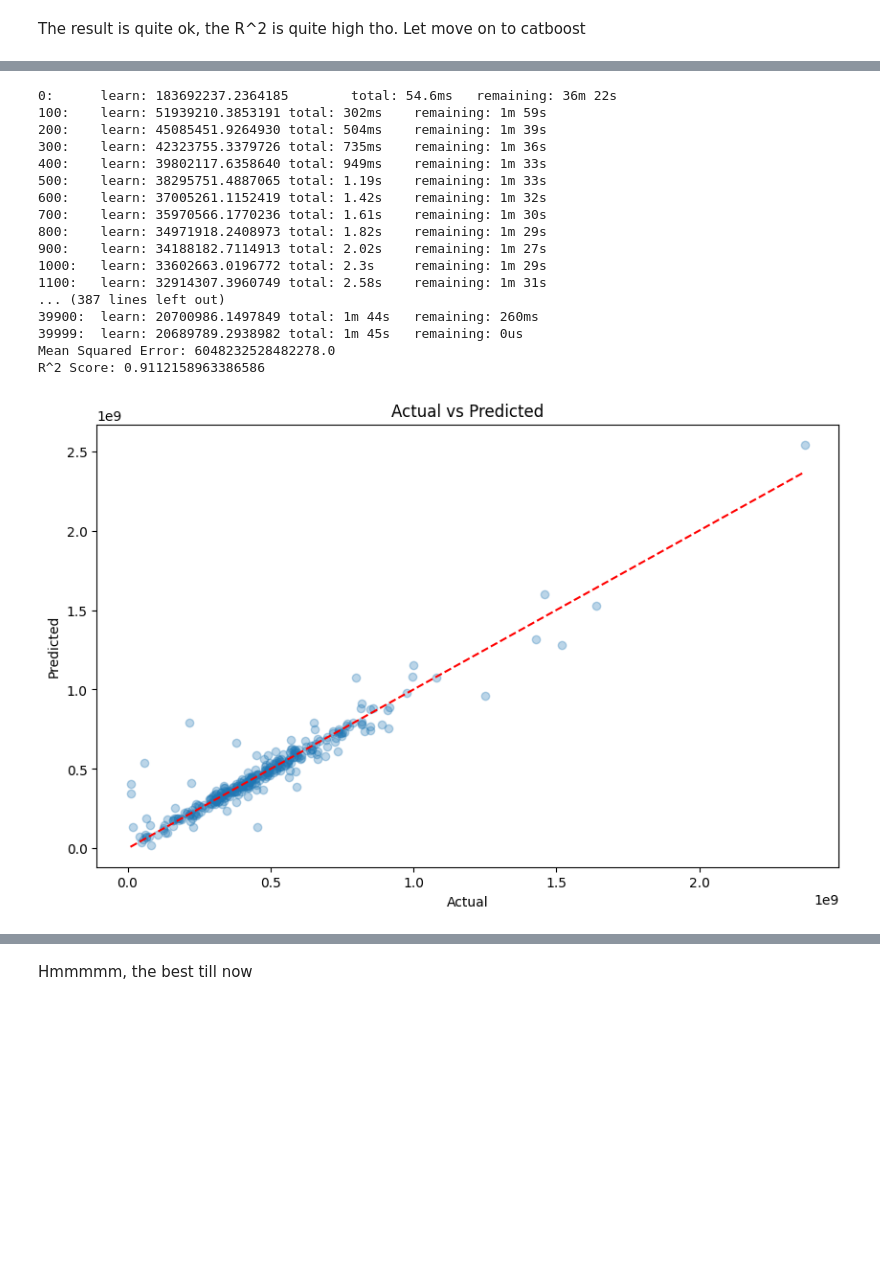
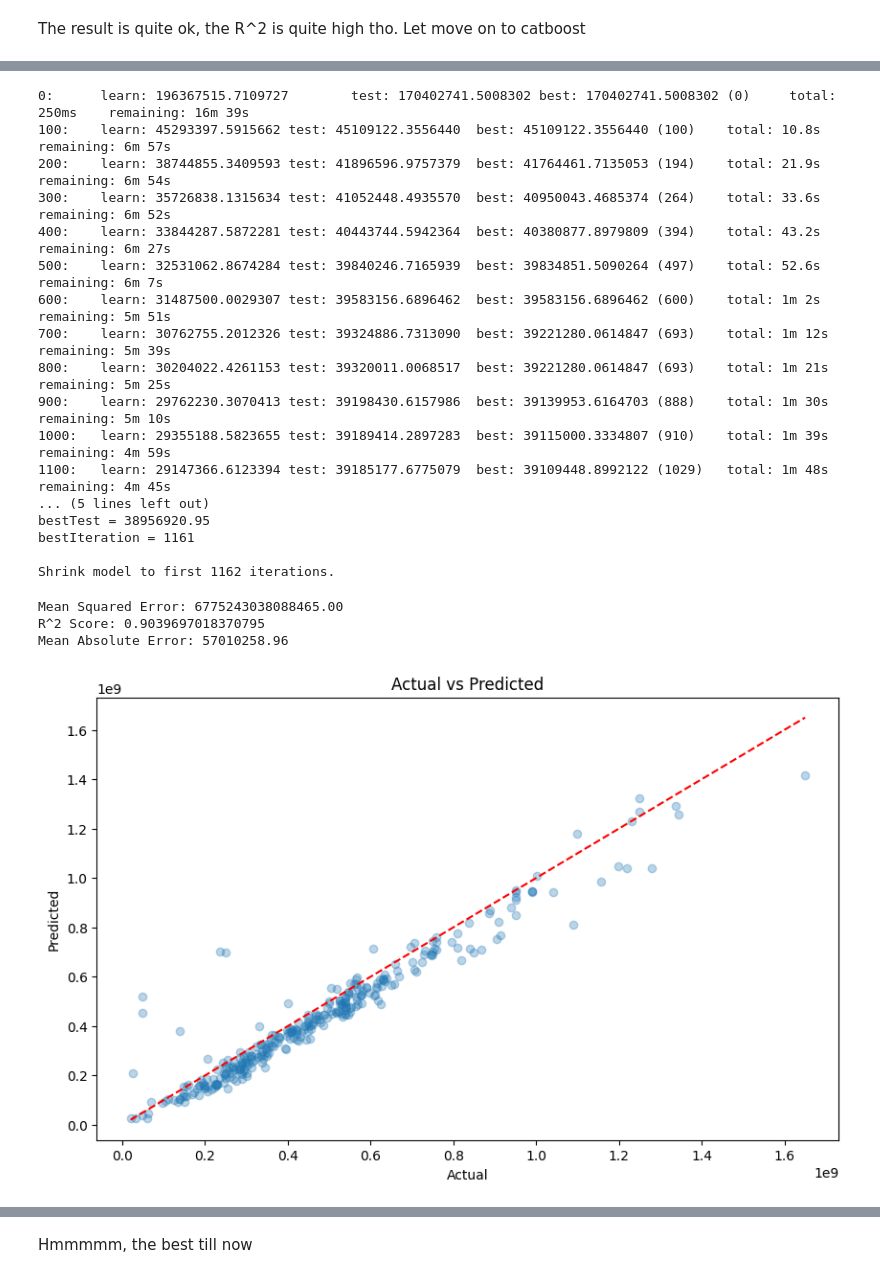
Before and after one commit to ngnquanq/car-price-prediction, a Jupyter notebook: experiment.ipynb, the cells around one changed output, grey strips where cells are left out. Saved outputs shown, nothing was run; the diff lists cells and outputs as text; code cells hidden in the pictures; blank space fills up the shorter version.

Commit message:
Debug
Adding monotonic constraints

```diff
--- a/experiment.ipynb
+++ b/experiment.ipynb
@@ -1660,9 +1660,15 @@ test_pool = Pool(X_val_encoded, y_val_encoded, cat_features=categorical_features
 # %%
 # Define the model params
 cat_params = {
-    'loss_function': 'MAE',
-    'iterations': 40000,
-    'learning_rate': 0.2,
+    'loss_function': 'RMSE',
+    'eval_metric': 'MAE',
+    'iterations': 4000,
+    'learning_rate': 0.1,
     'cat_features': categorical_features,
+    'max_depth': 10,
     'verbose': 100,
+    'monotone_constraints': {
+        'mileage_v2': -1,
+        'manufacture_date': 1
+    }
 }
@@ -1669,41 +1677,46 @@ cat_params = {
+# %%
+# Train the model
+model = CatBoostRegressor(**cat_params)
+model.fit(train_pool, eval_set=val_pool, early_stopping_rounds=300)
+
+# Predict on the test set
+y_pred = model.predict(test_pool)
+# %% [output]
+0:      learn: 196367515.7109727        test: 170402741.5008302 best: 170402741.5008302 (0)     total: 250ms    remaining: 16m 39s
+100:    learn: 45293397.5915662 test: 45109122.3556440  best: 45109122.3556440 (100)    total: 10.8s    remaining: 6m 57s
+200:    learn: 38744855.3409593 test: 41896596.9757379  best: 41764461.7135053 (194)    total: 21.9s    remaining: 6m 54s
+300:    learn: 35726838.1315634 test: 41052448.4935570  best: 40950043.4685374 (264)    total: 33.6s    remaining: 6m 52s
+400:    learn: 33844287.5872281 test: 40443744.5942364  best: 40380877.8979809 (394)    total: 43.2s    remaining: 6m 27s
+500:    learn: 32531062.8674284 test: 39840246.7165939  best: 39834851.5090264 (497)    total: 52.6s    remaining: 6m 7s
+600:    learn: 31487500.0029307 test: 39583156.6896462  best: 39583156.6896462 (600)    total: 1m 2s    remaining: 5m 51s
+700:    learn: 30762755.2012326 test: 39324886.7313090  best: 39221280.0614847 (693)    total: 1m 12s   remaining: 5m 39s
+800:    learn: 30204022.4261153 test: 39320011.0068517  best: 39221280.0614847 (693)    total: 1m 21s   remaining: 5m 25s
+900:    learn: 29762230.3070413 test: 39198430.6157986  best: 39139953.6164703 (888)    total: 1m 30s   remaining: 5m 10s
+1000:   learn: 29355188.5823655 test: 39189414.2897283  best: 39115000.3334807 (910)    total: 1m 39s   remaining: 4m 59s
+1100:   learn: 29147366.6123394 test: 39185177.6775079  best: 39109448.8992122 (1029)   total: 1m 48s   remaining: 4m 45s
+... (5 lines left out)
+bestTest = 38956920.95
+bestIteration = 1161
+
+Shrink model to first 1162 iterations.
 # %%
-# Train the model
-model = CatBoostRegressor(**cat_params)
-model.fit(train_pool)
-
-# Predict on the test set
-y_pred = model.predict(test_pool)
-
 # Evaluate the model
-mse = mean_squared_error(y_val, y_pred)
-r2 = r2_score(y_val, y_pred)
-print(f"Mean Squared Error: {mse}")
+mse = mean_squared_error(y_test, y_pred)
+mae = mean_absolute_error(y_test, y_pred)
+r2 = r2_score(y_test, y_pred)
+print(f"Mean Squared Error: {mse:.2f}")
 print(f"R^2 Score: {r2}")
-
+print(f"Mean Absolute Error: {mae:.2f}")
 # Plot the results
 plt.figure(figsize=(10, 6))
-plt.scatter(y_val, y_pred, alpha=0.3)
-plt.plot([y_val.min(), y_val.max()], [y_val.min(), y_val.max()], 'r--')
+plt.scatter(y_test, y_pred, alpha=0.3)
+plt.plot([y_test.min(), y_test.max()], [y_test.min(), y_test.max()], 'r--')
 plt.xlabel('Actual')
 plt.ylabel('Predicted')
 plt.title('Actual vs Predicted')
 plt.show()
 # %% [output]
-0:      learn: 183692237.2364185        total: 54.6ms   remaining: 36m 22s
-100:    learn: 51939210.3853191 total: 302ms    remaining: 1m 59s
-200:    learn: 45085451.9264930 total: 504ms    remaining: 1m 39s
-300:    learn: 42323755.3379726 total: 735ms    remaining: 1m 36s
-400:    learn: 39802117.6358640 total: 949ms    remaining: 1m 33s
-500:    learn: 38295751.4887065 total: 1.19s    remaining: 1m 33s
-600:    learn: 37005261.1152419 total: 1.42s    remaining: 1m 32s
-700:    learn: 35970566.1770236 total: 1.61s    remaining: 1m 30s
-800:    learn: 34971918.2408973 total: 1.82s    remaining: 1m 29s
-900:    learn: 34188182.7114913 total: 2.02s    remaining: 1m 27s
-1000:   learn: 33602663.0196772 total: 2.3s     remaining: 1m 29s
-1100:   learn: 32914307.3960749 total: 2.58s    remaining: 1m 31s
-... (387 lines left out)
-39900:  learn: 20700986.1497849 total: 1m 44s   remaining: 260ms
-39999:  learn: 20689789.2938982 total: 1m 45s   remaining: 0us
-Mean Squared Error: 6048232528482278.0
-R^2 Score: 0.9112158963386586
+Mean Squared Error: 6775243038088465.00
+R^2 Score: 0.9039697018370795
+Mean Absolute Error: 57010258.96
-[figure, old version]
+[figure, new version]
```
Also changed, not shown: parts of 13 cells of this notebook, 13 other files.
